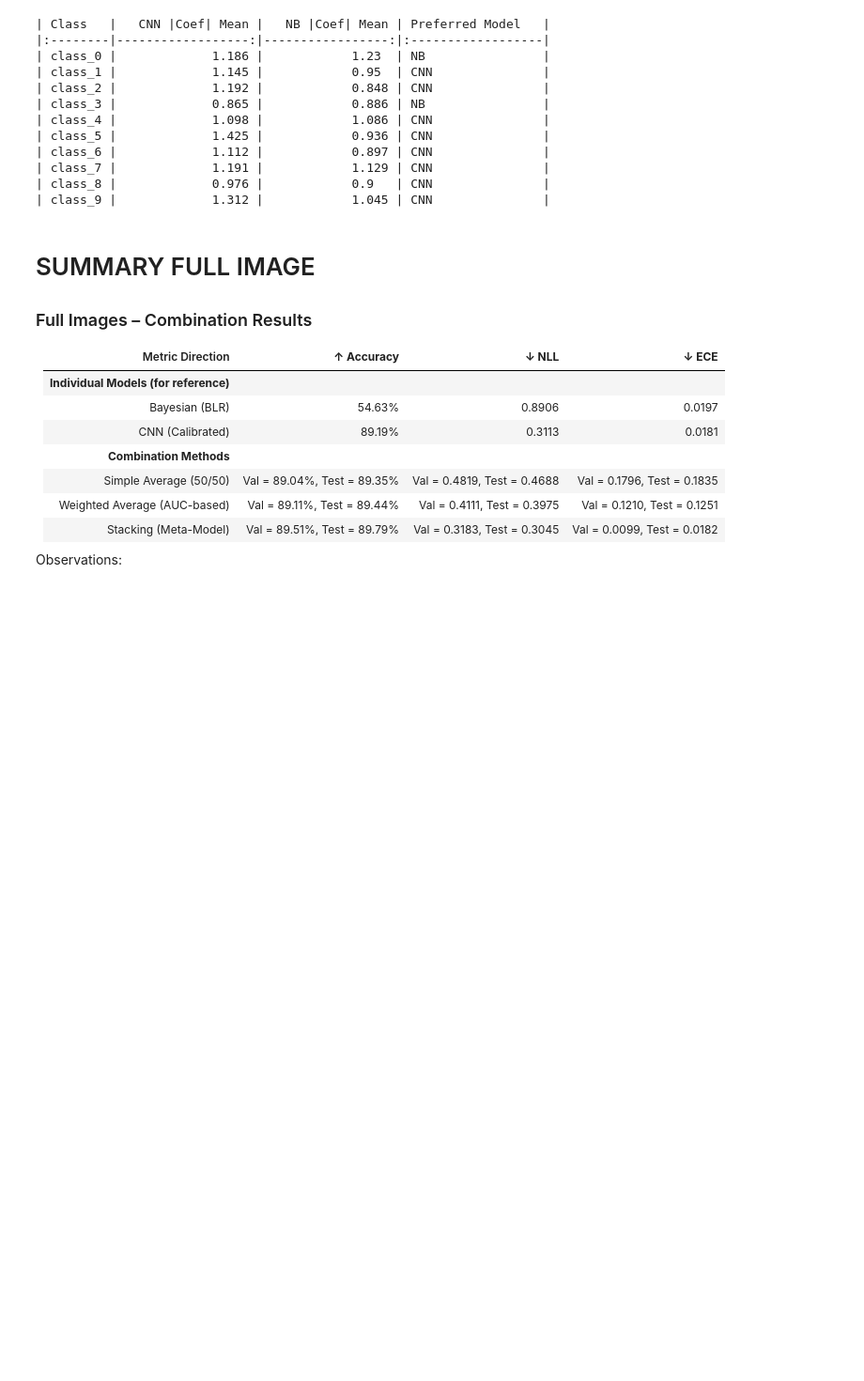
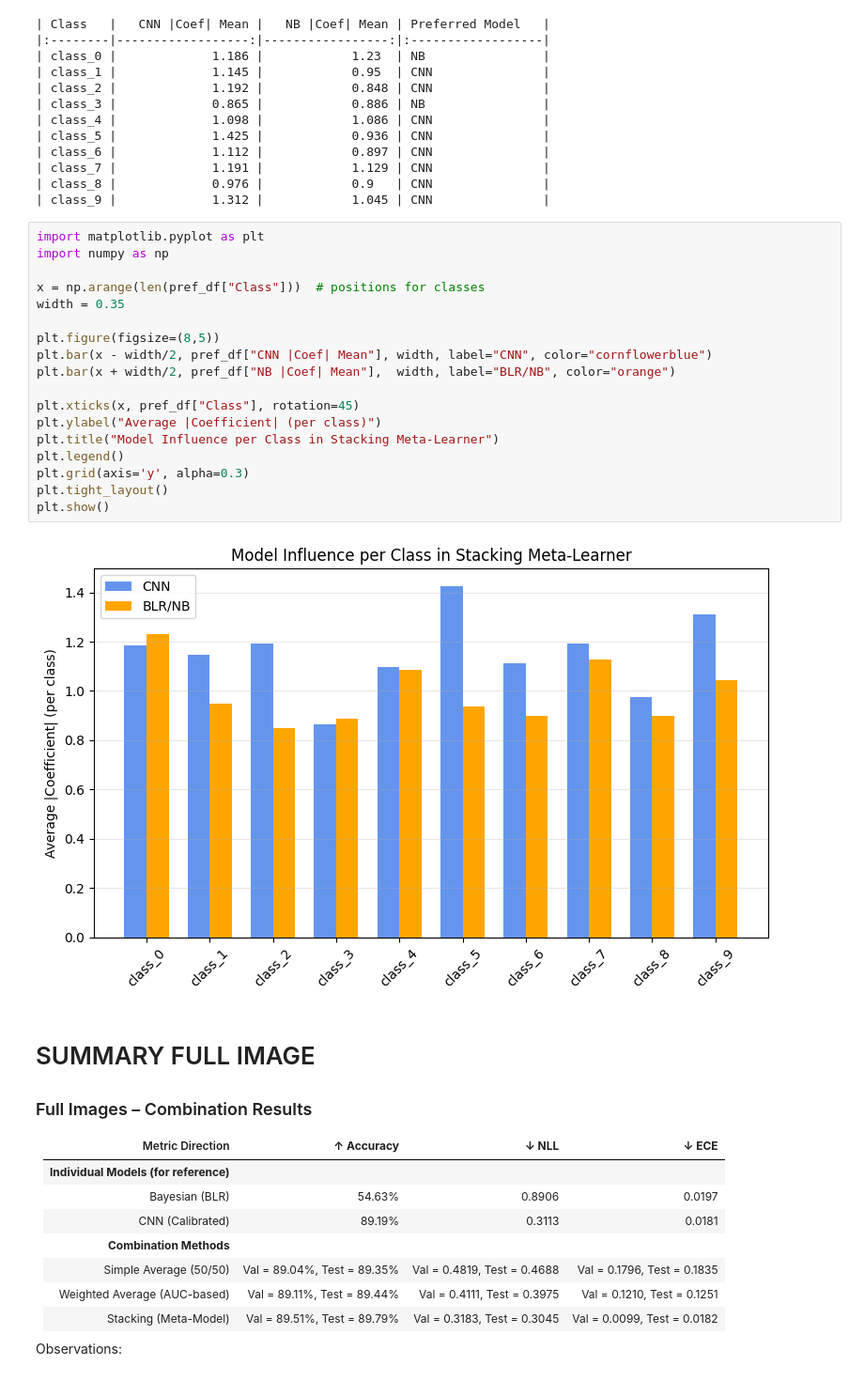
Before and after one commit to sssabere/Project_in_DataScience_Bayesian_DeepNeuralNetwork, a Jupyter notebook: Combine_CNN_BLR.ipynb, the cells around one changed output. Shown at 94% size. Drawn from its saved outputs; the diff is of its cells as text; blank space fills up the shorter version.

```diff
--- a/Combine_CNN_BLR.ipynb
+++ b/Combine_CNN_BLR.ipynb
@@ -448,6 +535,26 @@ print(pref_df.to_markdown(index=False))
 | class_7 |             1.191 |            1.129 | CNN               |
 | class_8 |             0.976 |            0.9   | CNN               |
 | class_9 |             1.312 |            1.045 | CNN               |
+# %%
+import matplotlib.pyplot as plt
+import numpy as np
+
+x = np.arange(len(pref_df["Class"]))  # positions for classes
+width = 0.35
+
+plt.figure(figsize=(8,5))
+plt.bar(x - width/2, pref_df["CNN |Coef| Mean"], width, label="CNN", color="cornflowerblue")
+plt.bar(x + width/2, pref_df["NB |Coef| Mean"],  width, label="BLR/NB", color="orange")
+
+plt.xticks(x, pref_df["Class"], rotation=45)
+plt.ylabel("Average |Coefficient| (per class)")
+plt.title("Model Influence per Class in Stacking Meta-Learner")
+plt.legend()
+plt.grid(axis='y', alpha=0.3)
+plt.tight_layout()
+plt.show()
+# %% [output]
+[figure, added]
 # %% [markdown]
 # SUMMARY FULL IMAGE
 
```
Also changed, not shown: parts of 22 cells of this notebook, 1 other file.
